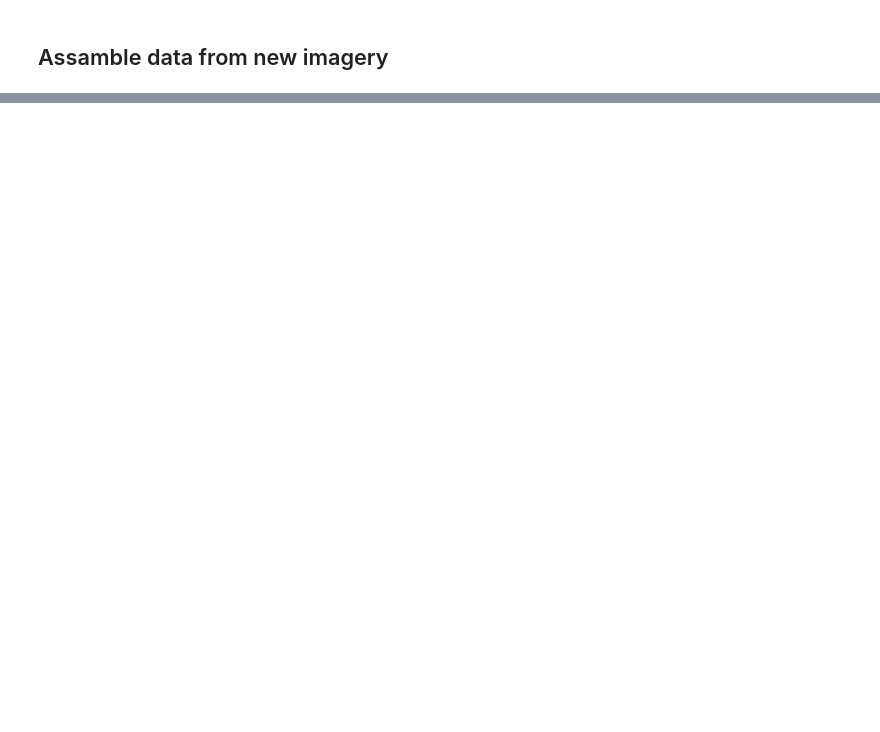
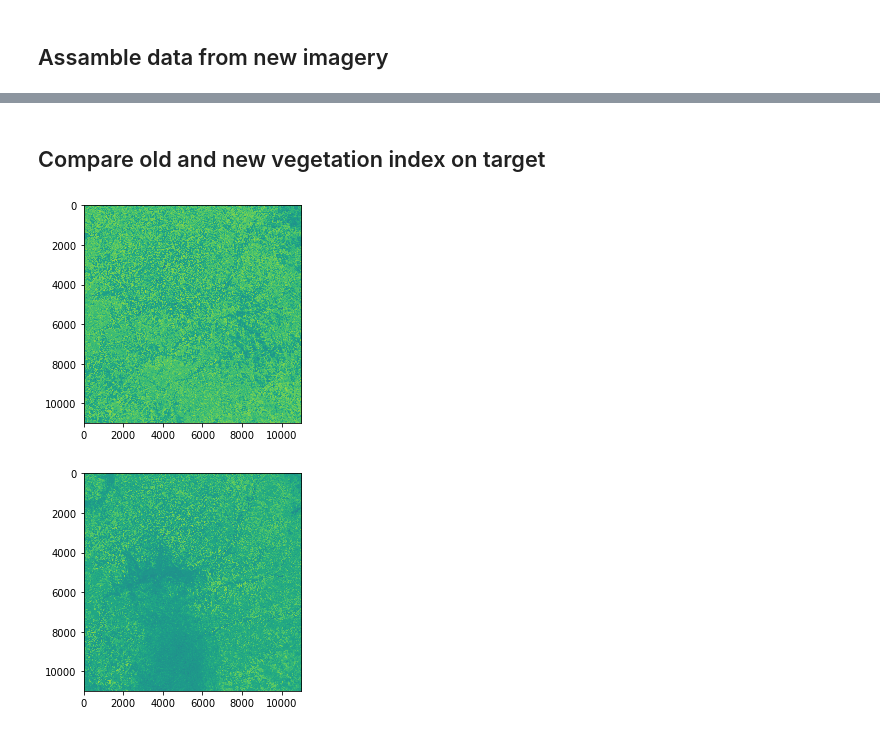
Before and after one commit to SaladBreaker/SateliteForestDetection, a Jupyter notebook: Satelite.ipynb, the cells around one changed output, grey strips where cells are left out. Drawn from its saved outputs; the diff is of its cells as text; code cells hidden in the pictures; blank space fills up the shorter version.

```diff
--- a/Satelite.ipynb
+++ b/Satelite.ipynb
@@ -182,0 +230,13 @@ manager_new.crop_image(
+# %% [markdown]
+## Compare old and new vegetation index on target
+# %%
+
+from matplotlib import pyplot as plt
+plt.imshow(old_img_NDVI, interpolation='nearest')
+plt.show()
+
+plt.imshow(new_img_NDVI, interpolation='nearest')
+plt.show()
+# %% [output]
+[figure, added]
+[figure, added]
```
Also changed, not shown: parts of 20 cells of this notebook, 2 other files.
